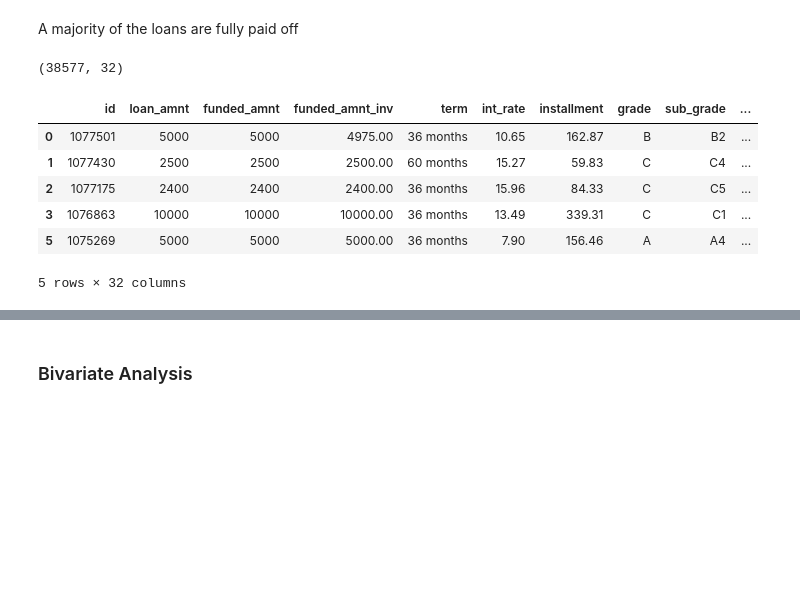
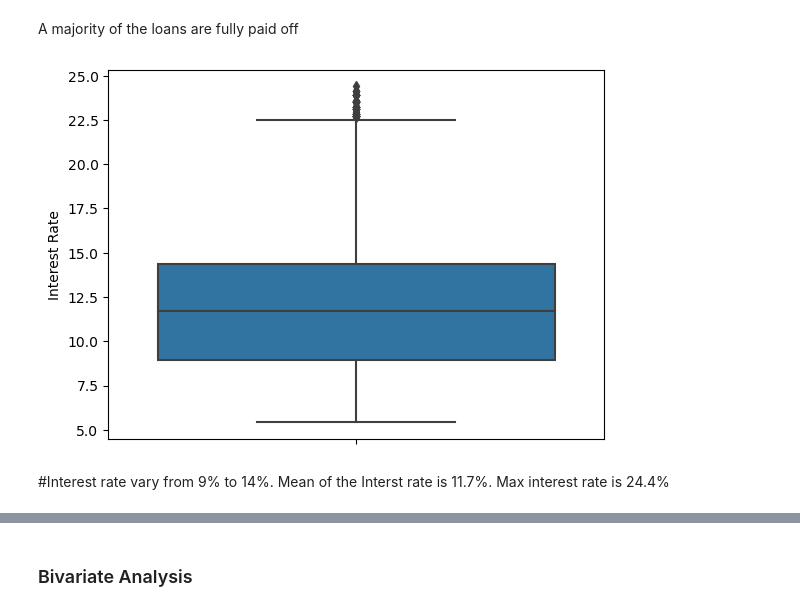
Before and after one commit to howxl/Lending-Club_Case-Study, a Jupyter notebook: LendingClubCaseStudy.ipynb, the cells around one changed output, grey strips where cells are left out. Saved outputs shown, nothing was run; the diff lists cells and outputs as text; code cells hidden in the pictures; blank space fills up the shorter version.

```diff
--- a/LendingClubCaseStudy.ipynb
+++ b/LendingClubCaseStudy.ipynb
@@ -308,14 +315,10 @@ plt.show()
 # %% [markdown]
 A majority of the loans are fully paid off
-# %%
-print(df.shape)
-df.head()
-# %% [output]
-(38577, 32)
-|  | id | loan_amnt | funded_amnt | funded_amnt_inv | term | int_rate | installment | grade | sub_grade | ... |
-| 0 | 1077501 | 5000 | 5000 | 4975.00 | 36 months | 10.65 | 162.87 | B | B2 | ... |
-| 1 | 1077430 | 2500 | 2500 | 2500.00 | 60 months | 15.27 | 59.83 | C | C4 | ... |
-| 2 | 1077175 | 2400 | 2400 | 2400.00 | 36 months | 15.96 | 84.33 | C | C5 | ... |
-| 3 | 1076863 | 10000 | 10000 | 10000.00 | 36 months | 13.49 | 339.31 | C | C1 | ... |
-| 5 | 1075269 | 5000 | 5000 | 5000.00 | 36 months | 7.90 | 156.46 | A | A4 | ... |
-5 rows × 32 columns
+# %%
+sns.boxplot( y=df["int_rate"] )
+plt.ylabel('Interest Rate')
+plt.show()
+# %% [output]
+[figure, added]
+# %% [markdown]
+#Interest rate vary from 9% to 14%. Mean of the Interst rate is 11.7%. Max interest rate is 24.4%
```
Also changed, not shown: parts of 25 cells of this notebook, 1 other file.
